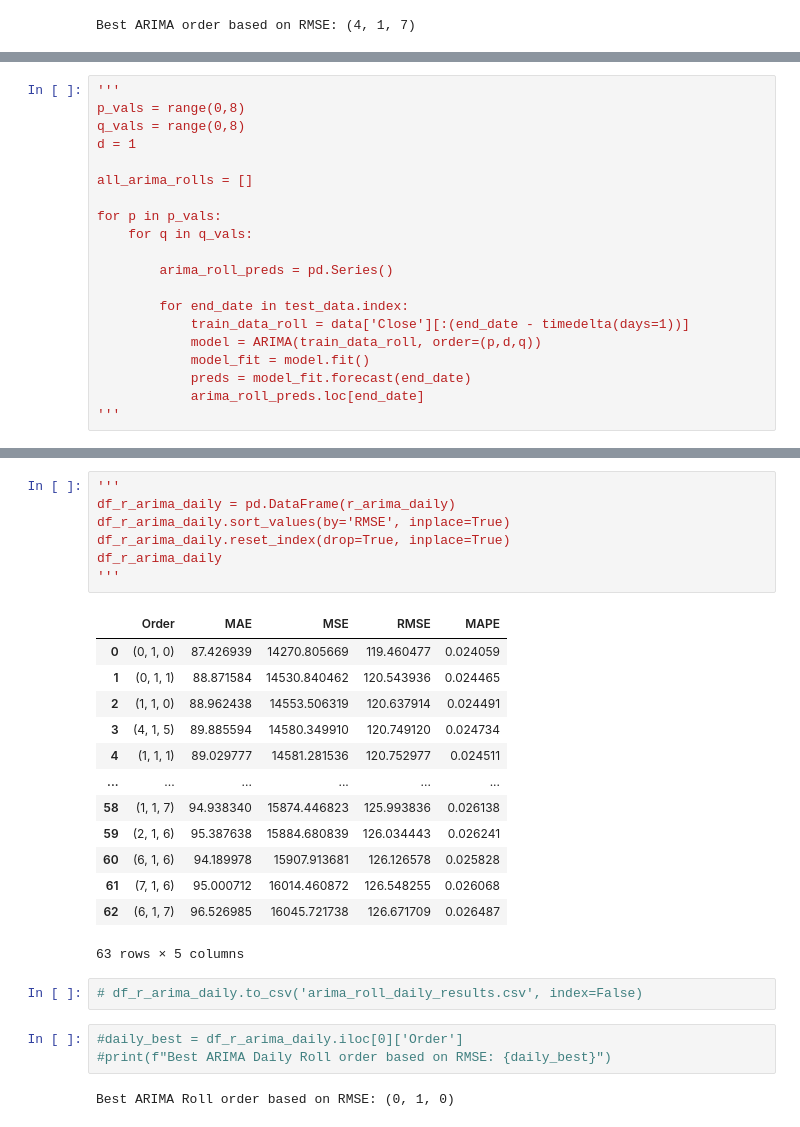
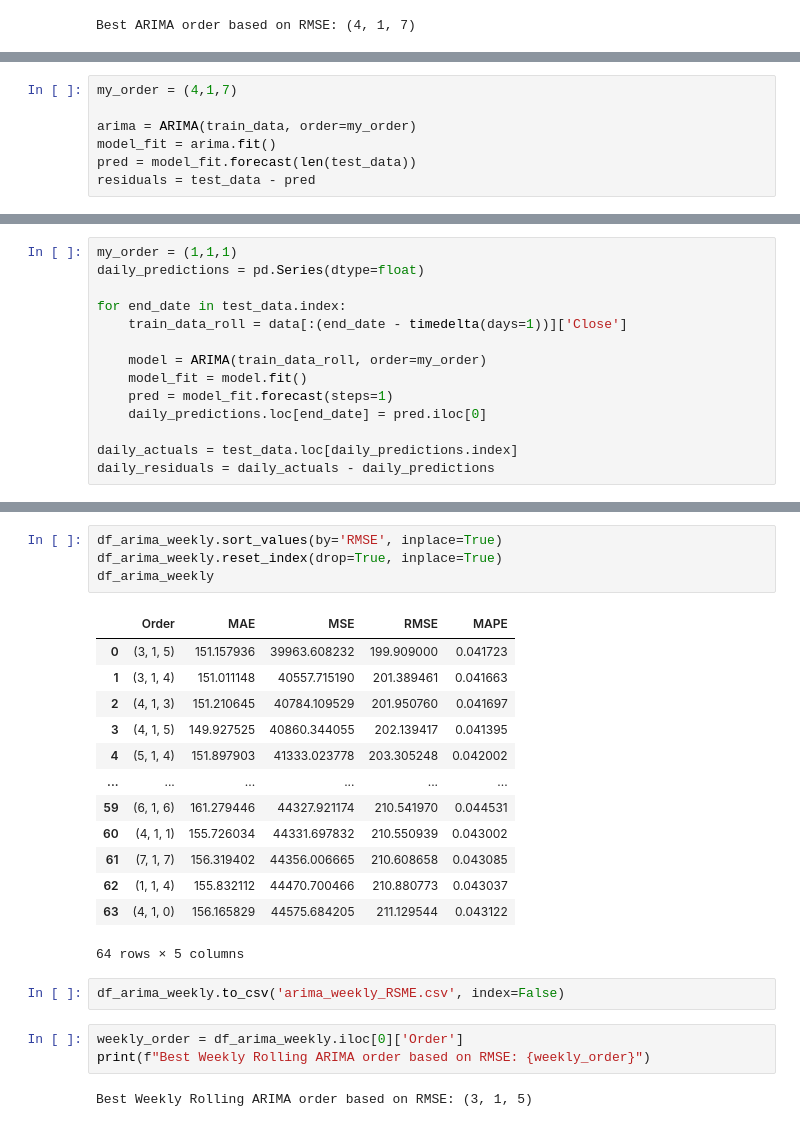
Before and after one commit to STBreeze/Ethereum-Time-Series-Analysis-ARIMA-ARCH-Forecasting, a Jupyter notebook: Ethereum Stock Price Prediction using ARIMA.ipynb, the cells around one changed output, grey strips where cells are left out. Saved outputs shown, nothing was run; the diff lists cells and outputs as text.

```diff
--- a/Ethereum Stock Price Prediction using ARIMA.ipynb
+++ b/Ethereum Stock Price Prediction using ARIMA.ipynb
@@ -441,3 +455,10 @@ roll_daily_residuals = test_data - best_arima_predictions
+# %%
+my_order = (4,1,7)
+
+arima = ARIMA(train_data, order=my_order)
+model_fit = arima.fit()
+pred = model_fit.forecast(len(test_data))
+residuals = test_data - pred
 # %%
 fig, axes = plt.subplots(nrows=2, ncols=1, figsize=(14, 10), sharex=True)
 
@@ -465,20 +576,14 @@ plt.show()
 # %%
-'''
-p_vals = range(0,8)
-q_vals = range(0,8)
-d = 1
+my_order = (1,1,1)
+daily_predictions = pd.Series(dtype=float)
 
-all_arima_rolls = []
+for end_date in test_data.index:
+    train_data_roll = data[:(end_date - timedelta(days=1))]['Close']
 
-for p in p_vals:
-    for q in q_vals:
+    model = ARIMA(train_data_roll, order=my_order)
+    model_fit = model.fit()
+    pred = model_fit.forecast(steps=1)
+    daily_predictions.loc[end_date] = pred.iloc[0]
 
-        arima_roll_preds = pd.Series()
-
-        for end_date in test_data.index:
-            train_data_roll = data['Close'][:(end_date - timedelta(days=1))]
-            model = ARIMA(train_data_roll, order=(p,d,q))
-            model_fit = model.fit()
-            preds = model_fit.forecast(end_date)
-            arima_roll_preds.loc[end_date]
-'''
+daily_actuals = test_data.loc[daily_predictions.index]
+daily_residuals = daily_actuals - daily_predictions
@@ -551,30 +698,27 @@ ARIMA(7,1,5) complete.
 ARIMA(7,1,6) complete.
 ARIMA(7,1,7) complete.
 # %%
-'''
-df_r_arima_daily = pd.DataFrame(r_arima_daily)
-df_r_arima_daily.sort_values(by='RMSE', inplace=True)
-df_r_arima_daily.reset_index(drop=True, inplace=True)
-df_r_arima_daily
-'''
+df_arima_weekly.sort_values(by='RMSE', inplace=True)
+df_arima_weekly.reset_index(drop=True, inplace=True)
+df_arima_weekly
 # %% [output]
 |  | Order | MAE | MSE | RMSE | MAPE |
-| 0 | (0, 1, 0) | 87.426939 | 14270.805669 | 119.460477 | 0.024059 |
-| 1 | (0, 1, 1) | 88.871584 | 14530.840462 | 120.543936 | 0.024465 |
-| 2 | (1, 1, 0) | 88.962438 | 14553.506319 | 120.637914 | 0.024491 |
-| 3 | (4, 1, 5) | 89.885594 | 14580.349910 | 120.749120 | 0.024734 |
-| 4 | (1, 1, 1) | 89.029777 | 14581.281536 | 120.752977 | 0.024511 |
+| 0 | (3, 1, 5) | 151.157936 | 39963.608232 | 199.909000 | 0.041723 |
+| 1 | (3, 1, 4) | 151.011148 | 40557.715190 | 201.389461 | 0.041663 |
+| 2 | (4, 1, 3) | 151.210645 | 40784.109529 | 201.950760 | 0.041697 |
+| 3 | (4, 1, 5) | 149.927525 | 40860.344055 | 202.139417 | 0.041395 |
+| 4 | (5, 1, 4) | 151.897903 | 41333.023778 | 203.305248 | 0.042002 |
 | ... | ... | ... | ... | ... | ... |
-| 58 | (1, 1, 7) | 94.938340 | 15874.446823 | 125.993836 | 0.026138 |
-| 59 | (2, 1, 6) | 95.387638 | 15884.680839 | 126.034443 | 0.026241 |
-| 60 | (6, 1, 6) | 94.189978 | 15907.913681 | 126.126578 | 0.025828 |
-| 61 | (7, 1, 6) | 95.000712 | 16014.460872 | 126.548255 | 0.026068 |
-| 62 | (6, 1, 7) | 96.526985 | 16045.721738 | 126.671709 | 0.026487 |
+| 59 | (6, 1, 6) | 161.279446 | 44327.921174 | 210.541970 | 0.044531 |
+| 60 | (4, 1, 1) | 155.726034 | 44331.697832 | 210.550939 | 0.043002 |
+| 61 | (7, 1, 7) | 156.319402 | 44356.006665 | 210.608658 | 0.043085 |
+| 62 | (1, 1, 4) | 155.832112 | 44470.700466 | 210.880773 | 0.043037 |
+| 63 | (4, 1, 0) | 156.165829 | 44575.684205 | 211.129544 | 0.043122 |
-63 rows × 5 columns
+64 rows × 5 columns
 # %%
-# df_r_arima_daily.to_csv('arima_roll_daily_results.csv', index=False)
+df_arima_weekly.to_csv('arima_weekly_RSME.csv', index=False)
 # %%
-#daily_best = df_r_arima_daily.iloc[0]['Order']
-#print(f"Best ARIMA Daily Roll order based on RMSE: {daily_best}")
+weekly_order = df_arima_weekly.iloc[0]['Order']
+print(f"Best Weekly Rolling ARIMA order based on RMSE: {weekly_order}")
 # %% [output]
-Best ARIMA Roll order based on RMSE: (0, 1, 0)
+Best Weekly Rolling ARIMA order based on RMSE: (3, 1, 5)
```
Also changed, not shown: parts of 31 cells of this notebook.
